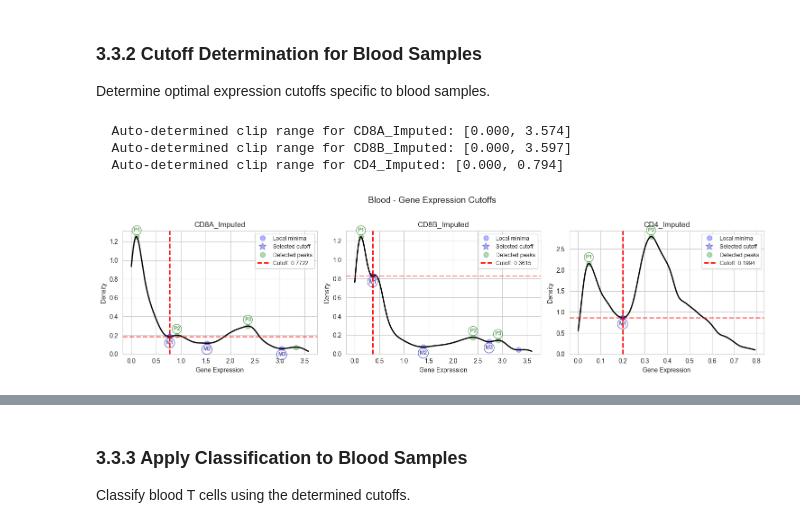
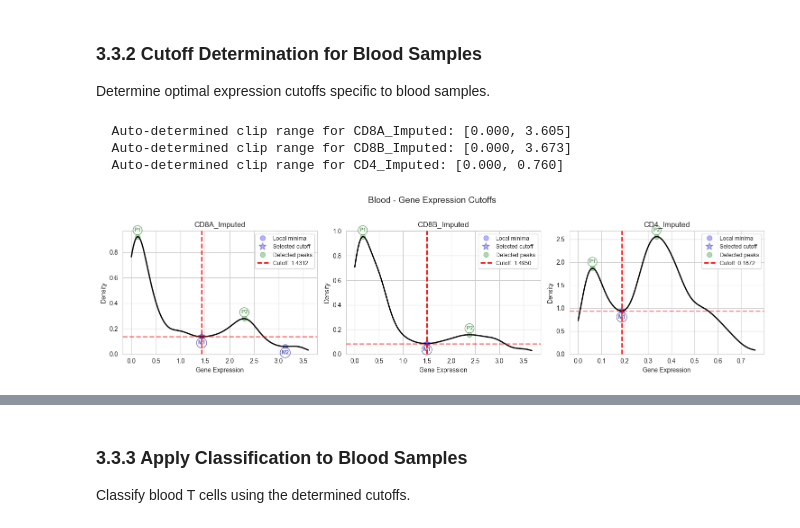
Before and after one commit to ronamit/scXpand-1, a Jupyter notebook: docs/notebooks/data_preparation_tutorial.ipynb, the cells around one changed output, grey strips where cells are left out. Drawn from its saved outputs; the diff is of its cells as text; code cells hidden in the pictures.

```diff
--- a/docs/notebooks/data_preparation_tutorial.ipynb
+++ b/docs/notebooks/data_preparation_tutorial.ipynb
@@ -163,9 +172,7 @@ sc.pl.violin(adata, "pct_counts_mt", jitter=0.1)
 # %%
-# Filter cells with high mitochondrial content (<10%), low gene count, and rare genes
-adata = adata[adata.obs.pct_counts_mt < 10, :]
-sc.pp.filter_cells(adata, min_genes=200)
-sc.pp.filter_genes(adata, min_cells=3)
-adata
+### 1.2.1 Doublet Detection and Removal
+
+We use [Scrublet](https://github.com/swolock/scrublet) to detect and remove doublets.
 # %% [output]
 AnnData object with n_obs × n_vars = 92033 × 23328
     obs: 'sample', 'n_genes_by_counts', 'log1p_n_genes_by_counts', 'total_counts', 'log1p_total_counts', 'pct_counts_in_top_50_genes', 'pct_counts_in_top_100_genes', 'pct_counts_in_top_200_genes', 'pc ...
@@ -188,6 +195,8 @@ sc.pp.scrublet(
 #  scrub = scr.Scrublet(adata.X, expected_doublet_rate=0.05)
 #  adata.obs["doublet_scores"], adata.obs["predicted_doublets"] = scrub.scrub_doublets()
 # %%
-# Plot histogram of doublet scores (optional)
-# sc.pl.scrublet_score_distribution(adata)
+# Remove cells with high doublet scores using a conservative threshold of 0.3
+doublet_threshold = 0.3
+adata = adata[adata.obs["doublet_score"] < doublet_threshold]
+print(f"Remaining cells after doublet filtering: {adata.n_obs}")
 # %%
@@ -204,9 +214,10 @@ We preserve raw counts and annotate samples with tissue type information.
 adata.layers["counts"] = adata.X.copy()
 # %%
-# Assign tissue type based on sample name (PBMC = Blood, others = Tumor)
-adata.obs["tissue_type"] = np.where(
-    adata.obs["sample"].str.contains("PBMC"), "Blood", "Tumor"
-)
+# 2. scTCR-seq Processing
+
+## 2.1 Loading and Quality Control of scTCR-seq Data using [Scirpy](https://github.com/scverse/scirpy)
+
+In this section, we load scTCR-seq data and perform quality control to ensure high-quality T-cell receptor information.
 # %% [markdown]
 # 2. scTCR-seq Processing
 
@@ -676,7 +691,7 @@ def plot_expression_density_with_cutoff(
 
 
 def plot_cutoffs_for_tissue(
-    data: pd.DataFrame, tissue_name: str, genes: list[str], bw_adjust: float = 0.6
+    data: pd.DataFrame, tissue_name: str, genes: list[str], bw_adjust: float = 1
 ):
     """
     Plot expression density and cutoffs for multiple genes in subplots.
@@ -788,17 +805,19 @@ magic_df_blood.to_csv(
 Determine optimal expression cutoffs specific to blood samples.
 # %%
 # Determine optimal expression cutoffs for CD8A, CD8B, and CD4 in blood samples
+# It is recommended to visually inspect the plots to ensure cutoffs are appropriate and change bw_adjust if needed
+# Please note that using the entire integrated dataset (unlike the single dataset for example shown here), peaks are often better defined (See Figure S1 in our paper)
 cutoffs_blood = plot_cutoffs_for_tissue(
-    magic_df_blood, "Blood", ["CD8A_Imputed", "CD8B_Imputed", "CD4_Imputed"]
+    magic_df_blood, "Blood", ["CD8A_Imputed", "CD8B_Imputed", "CD4_Imputed"], bw_adjust = 1
 )
 cd8a_cutoff_blood = cutoffs_blood["CD8A_Imputed"]
 cd8b_cutoff_blood = cutoffs_blood["CD8B_Imputed"]
 cd4_cutoff_blood = cutoffs_blood["CD4_Imputed"]
 # %% [output]
-  Auto-determined clip range for CD8A_Imputed: [0.000, 3.574]
-  Auto-determined clip range for CD8B_Imputed: [0.000, 3.597]
-  Auto-determined clip range for CD4_Imputed: [0.000, 0.794]
+  Auto-determined clip range for CD8A_Imputed: [0.000, 3.605]
+  Auto-determined clip range for CD8B_Imputed: [0.000, 3.673]
+  Auto-determined clip range for CD4_Imputed: [0.000, 0.760]
-[figure, old version]
+[figure, new version]
 # %%
 # Print calculated blood cutoffs for verification
 print("Calculated Blood Cutoffs:")
```
Also changed, not shown: parts of 39 cells of this notebook.
